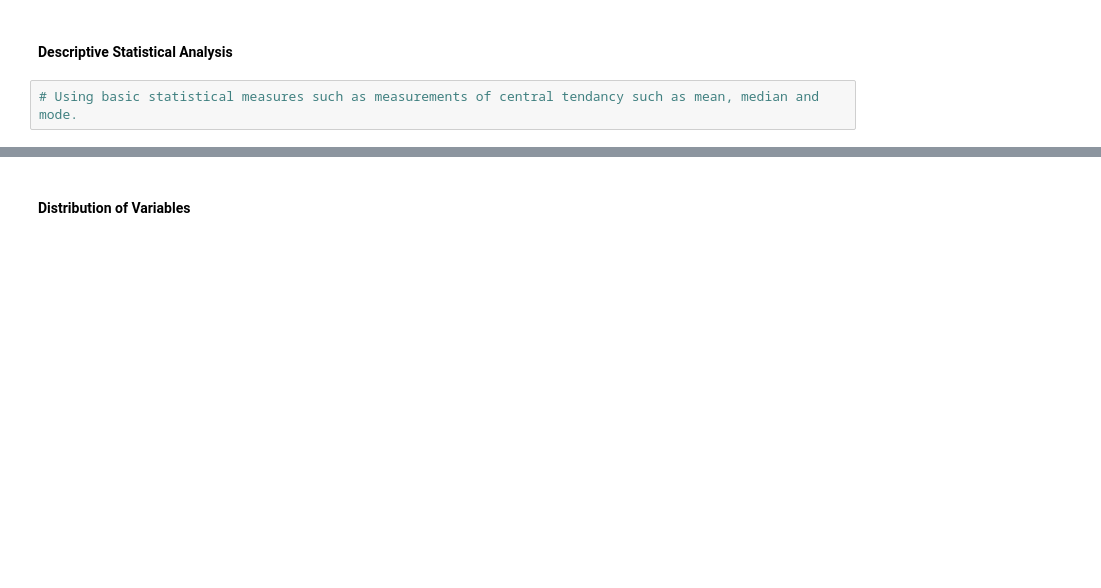
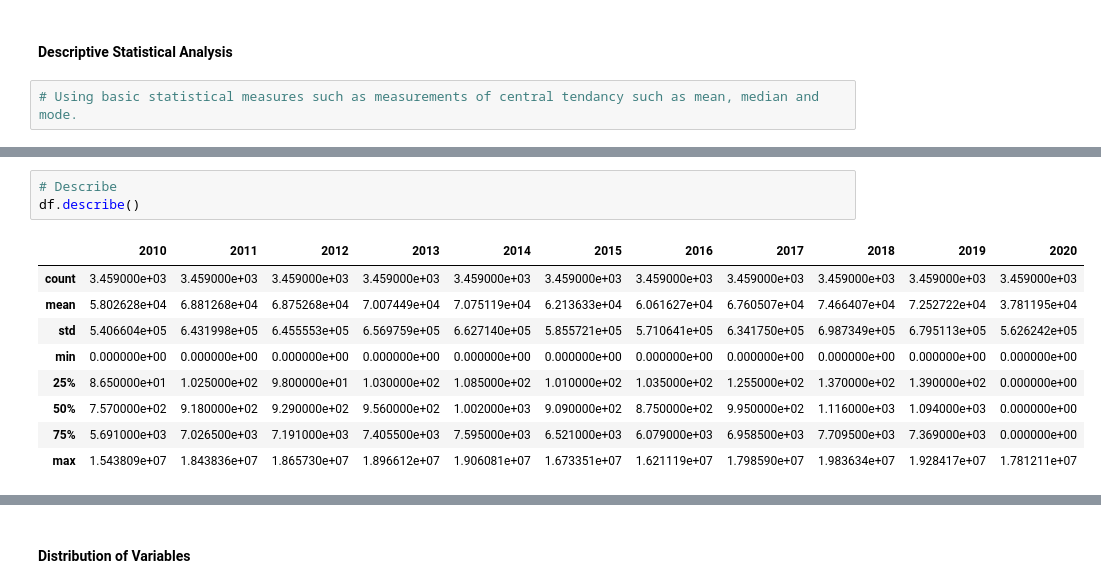
Before and after one commit to kesnel/ayiti-analytics-capstone-project, a Jupyter notebook: EDA.ipynb, the cells around one changed output, grey strips where cells are left out. Cells and saved outputs as stored; diff of their text form; blank space fills up the shorter version.

```diff
--- a/EDA.ipynb
+++ b/EDA.ipynb
@@ -504,0 +554,13 @@ Name: Product/Sector, dtype: int64
+# %%
+# Describe
+df.describe()
+# %% [output]
+|  | 2010 | 2011 | 2012 | 2013 | 2014 | 2015 | 2016 | 2017 | 2018 | 2019 | 2020 |
+| count | 3.459000e+03 | 3.459000e+03 | 3.459000e+03 | 3.459000e+03 | 3.459000e+03 | 3.459000e+03 | 3.459000e+03 | 3.459000e+03 | 3.459000e+03 | 3.459000e+03 | 3.459000e+03 |
+| mean | 5.802628e+04 | 6.881268e+04 | 6.875268e+04 | 7.007449e+04 | 7.075119e+04 | 6.213633e+04 | 6.061627e+04 | 6.760507e+04 | 7.466407e+04 | 7.252722e+04 | 3.781195e+04 |
+| std | 5.406604e+05 | 6.431998e+05 | 6.455553e+05 | 6.569759e+05 | 6.627140e+05 | 5.855721e+05 | 5.710641e+05 | 6.341750e+05 | 6.987349e+05 | 6.795113e+05 | 5.626242e+05 |
+| min | 0.000000e+00 | 0.000000e+00 | 0.000000e+00 | 0.000000e+00 | 0.000000e+00 | 0.000000e+00 | 0.000000e+00 | 0.000000e+00 | 0.000000e+00 | 0.000000e+00 | 0.000000e+00 |
+| 25% | 8.650000e+01 | 1.025000e+02 | 9.800000e+01 | 1.030000e+02 | 1.085000e+02 | 1.010000e+02 | 1.035000e+02 | 1.255000e+02 | 1.370000e+02 | 1.390000e+02 | 0.000000e+00 |
+| 50% | 7.570000e+02 | 9.180000e+02 | 9.290000e+02 | 9.560000e+02 | 1.002000e+03 | 9.090000e+02 | 8.750000e+02 | 9.950000e+02 | 1.116000e+03 | 1.094000e+03 | 0.000000e+00 |
+| 75% | 5.691000e+03 | 7.026500e+03 | 7.191000e+03 | 7.405500e+03 | 7.595000e+03 | 6.521000e+03 | 6.079000e+03 | 6.958500e+03 | 7.709500e+03 | 7.369000e+03 | 0.000000e+00 |
+| max | 1.543809e+07 | 1.843836e+07 | 1.865730e+07 | 1.896612e+07 | 1.906081e+07 | 1.673351e+07 | 1.621119e+07 | 1.798590e+07 | 1.983634e+07 | 1.928417e+07 | 1.781211e+07 |
```
Also changed, not shown: parts of 13 cells of this notebook.
